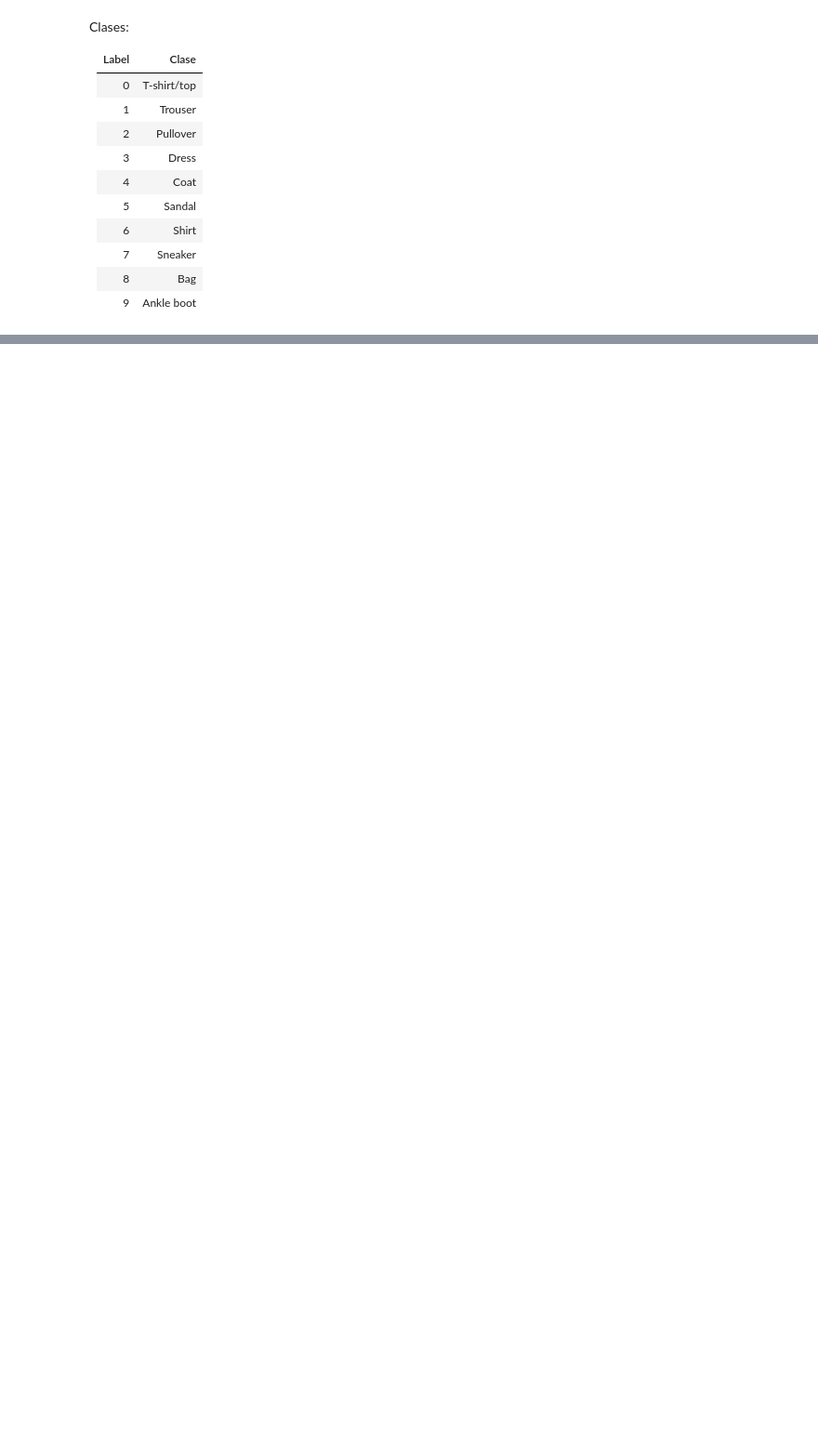
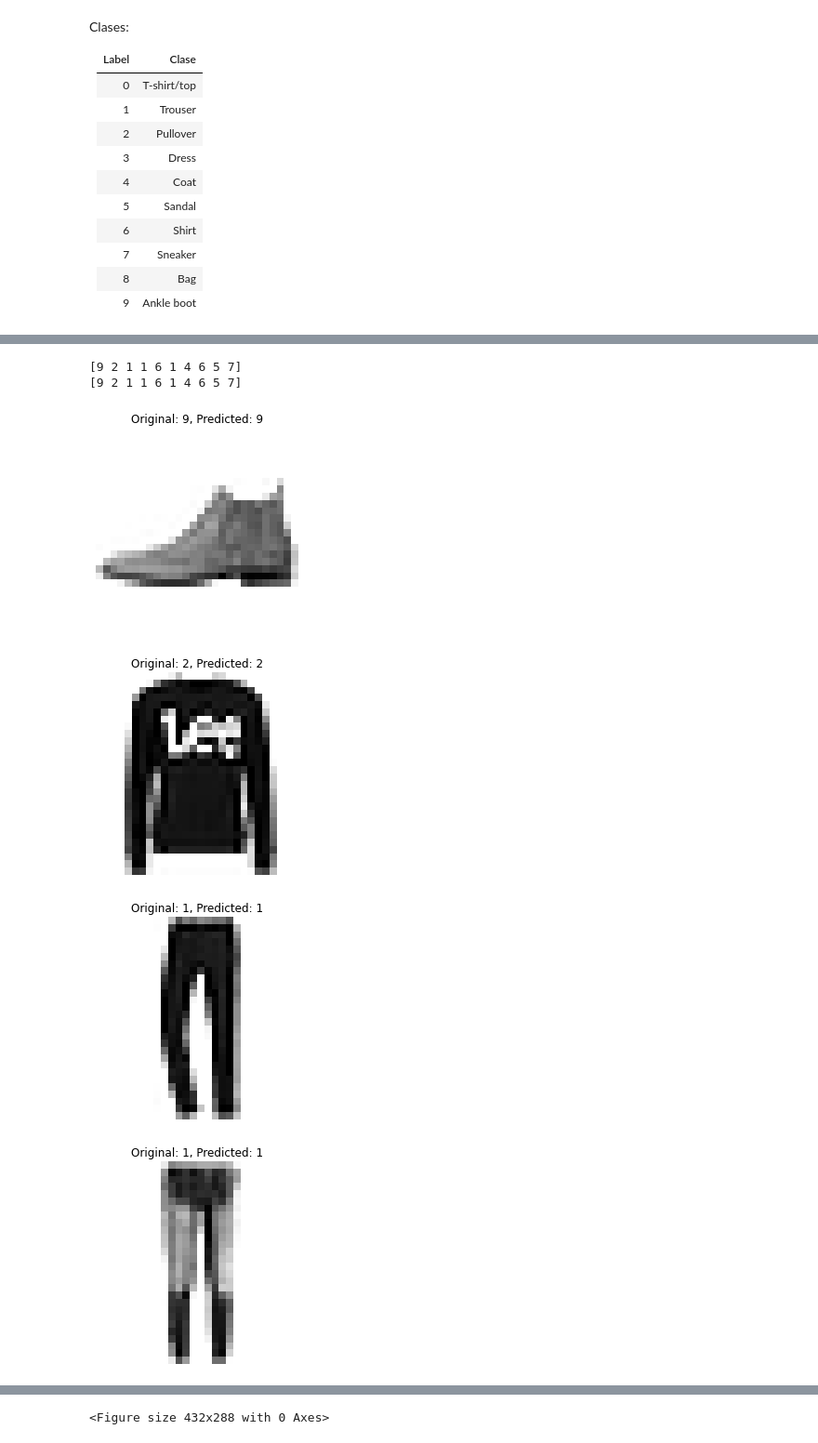
Before and after one commit to Manumusso/machine-learning, a Jupyter notebook: tp3_fashion_mnist.ipynb, the cells around one changed output, grey strips where cells are left out. Shown: that part at 93% size. Drawn from its saved outputs; the diff is of its cells as text; code cells hidden in the pictures; blank space fills up the shorter version.

```diff
--- a/tp3_fashion_mnist.ipynb
+++ b/tp3_fashion_mnist.ipynb
@@ -76,0 +92,11 @@ sample_images(y_validation,y_lab)
+# %%
+#Definiendo modelo
+model = Sequential()
+model.add(Flatten(input_shape=((28,28))))
+#Capa oculta con 200 neuronas
+model.add(Dense(200, activation ="relu"))
+model.add(Dense(10, activation ="softmax"))
+
+#compilar el modelo
+model.compile(optimizer = "adam", loss = "sparse_categorical_crossentropy",metrics = ["accuracy"])
+model.fit(x_train,x_lab,epochs = 20)
@@ -76,0 +127,3 @@ sample_images(y_validation,y_lab)
+# %%
+p = model.predict(y_validation[:10])
+print(p)
@@ -76,0 +148,18 @@ sample_images(y_validation,y_lab)
+# %%
+pred = np.argmax(p, axis=1)
+print(pred)
+print(y_lab[:10])
+# %% [output]
+[9 2 1 1 6 1 4 6 5 7]
+[9 2 1 1 6 1 4 6 5 7]
+# %%
+for i in range(10):
+    plt.imshow(y_validation[i], cmap="binary")
+    plt.title("Original: {}, Predicted: {}".format(y_lab[i],pred[i]))
+    plt.axis("Off")
+    plt.figure()
+# %% [output]
+[figure, added]
+[figure, added]
+[figure, added]
+[figure, added]
@@ -76,0 +172 @@ sample_images(y_validation,y_lab)
+<Figure size 432x288 with 0 Axes>
```
Also changed, not shown: parts of 11 cells of this notebook.
